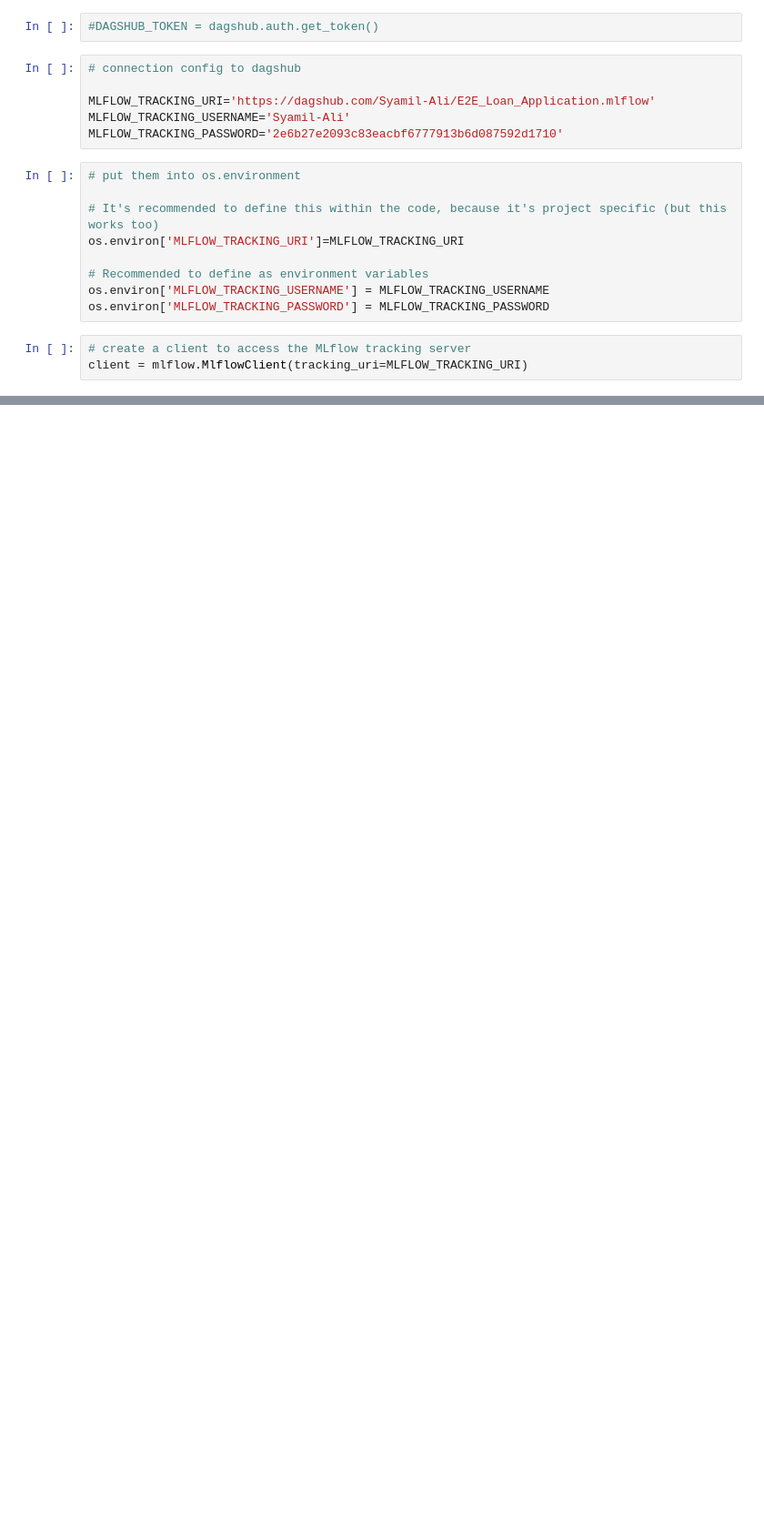
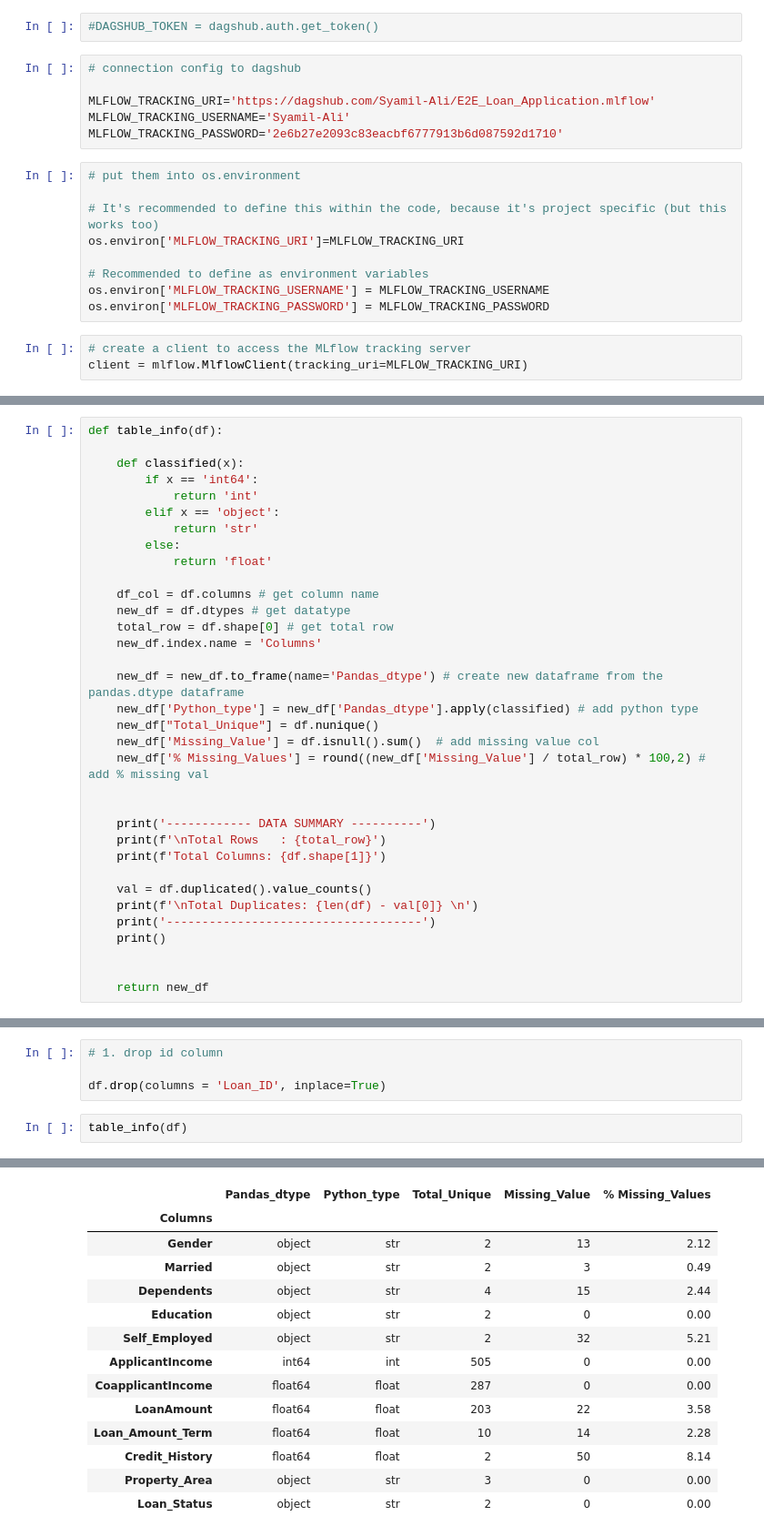
Before and after one commit to Syamil-Ali/E2E_Loan_Application, a Jupyter notebook: experiment/Experiment 1.ipynb, the cells around one changed output, grey strips where cells are left out. Shown at 91% size. Drawn from its saved outputs; the diff is of its cells as text; blank space fills up the shorter version.

```diff
--- a/experiment/Experiment 1.ipynb
+++ b/experiment/Experiment 1.ipynb
@@ -37,0 +56,34 @@ file_path = ''
+# %%
+def table_info(df):
+
+    def classified(x):
+        if x == 'int64':
+            return 'int'
+        elif x == 'object':
+            return 'str'
+        else:
+            return 'float'
+
+    df_col = df.columns # get column name
+    new_df = df.dtypes # get datatype
+    total_row = df.shape[0] # get total row
+    new_df.index.name = 'Columns'
+
+    new_df = new_df.to_frame(name='Pandas_dtype') # create new dataframe from the pandas.dtype dataframe
+    new_df['Python_type'] = new_df['Pandas_dtype'].apply(classified) # add python type
+    new_df["Total_Unique"] = df.nunique()
+    new_df['Missing_Value'] = df.isnull().sum()  # add missing value col
+    new_df['% Missing_Values'] = round((new_df['Missing_Value'] / total_row) * 100,2) # add % missing val
+
+
+    print('------------ DATA SUMMARY ----------')
+    print(f'\nTotal Rows   : {total_row}')
+    print(f'Total Columns: {df.shape[1]}')
+
+    val = df.duplicated().value_counts()
+    print(f'\nTotal Duplicates: {len(df) - val[0]} \n')
+    print('------------------------------------')
+    print()
+
+
+    return new_df
@@ -37,0 +193,7 @@ file_path = ''
+# %%
+# 1. drop id column
+
+df.drop(columns = 'Loan_ID', inplace=True)
+# %%
+table_info(df)
+# %% [output]
@@ -37,0 +208,14 @@ file_path = ''
+|  | Pandas_dtype | Python_type | Total_Unique | Missing_Value | % Missing_Values |
+| Columns |  |  |  |  |  |
+| Gender | object | str | 2 | 13 | 2.12 |
+| Married | object | str | 2 | 3 | 0.49 |
+| Dependents | object | str | 4 | 15 | 2.44 |
+| Education | object | str | 2 | 0 | 0.00 |
+| Self_Employed | object | str | 2 | 32 | 5.21 |
+| ApplicantIncome | int64 | int | 505 | 0 | 0.00 |
+| CoapplicantIncome | float64 | float | 287 | 0 | 0.00 |
+| LoanAmount | float64 | float | 203 | 22 | 3.58 |
+| Loan_Amount_Term | float64 | float | 10 | 14 | 2.28 |
+| Credit_History | float64 | float | 2 | 50 | 8.14 |
+| Property_Area | object | str | 3 | 0 | 0.00 |
+| Loan_Status | object | str | 2 | 0 | 0.00 |
```
Also changed, not shown: parts of 33 cells of this notebook.
